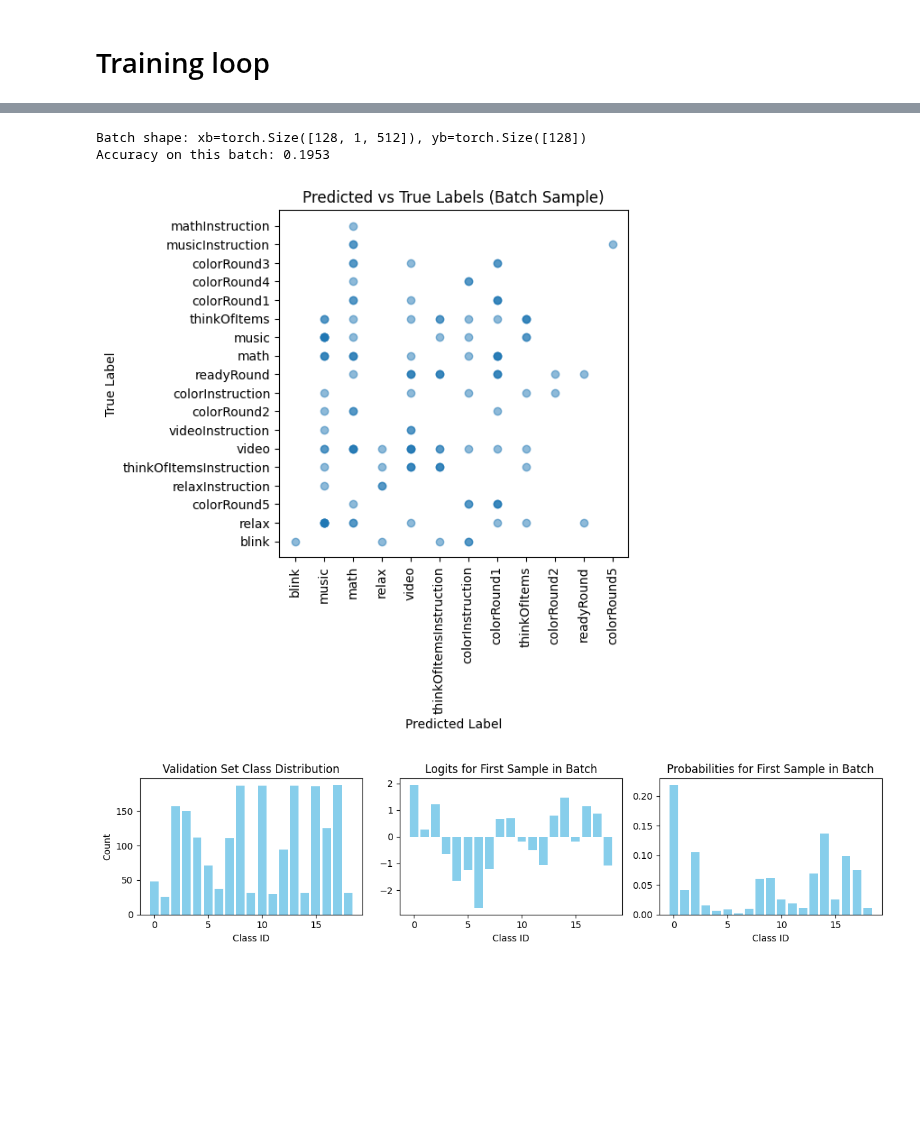
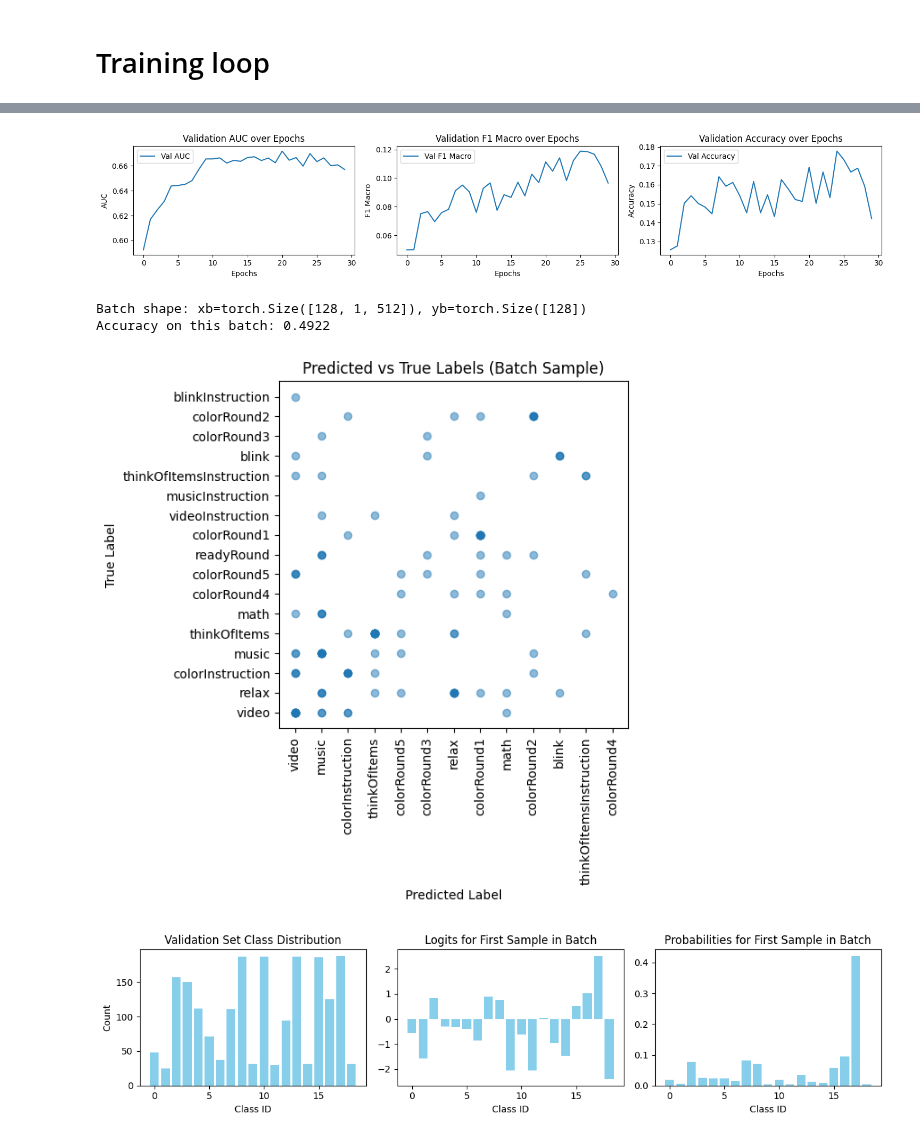
Before and after one commit to parhamkebria/EEG, a Jupyter notebook: training_monitor.ipynb, the cells around one changed output, grey strips where cells are left out. Saved outputs shown, nothing was run; the diff lists cells and outputs as text; code cells hidden in the pictures; blank space fills up the shorter version.

```diff
--- a/training_monitor.ipynb
+++ b/training_monitor.ipynb
@@ -52,7 +52,7 @@ DEBUG_SIZE = 1000
 USE_MAJOR_CLASSES = True
 SEQ_LEN = 512
 BATCH_SIZE = 128
-MAX_EPOCHS = 20
+MAX_EPOCHS = 30
 EARLY_STOP_PATIENCE = 10
 LR = 1e-3
 WEIGHT_DECAY = 1e-3
@@ -155,6 +155,7 @@ def to_major_class(label: str) -> str:
 ## Lodaing the data
 # %%
 eeg_data = pd.read_csv(RAW_PATH, converters={"eeg_power": parse_num_list, "raw_values": parse_num_list})
+eeg_data = eeg_data.loc[eeg_data["signal_quality"]<128]
 print("Data shape:", eeg_data.shape)
 print("Columns:", eeg_data.columns)
 # %% [output]
@@ -353,17 +358,17 @@ class EEG1DCNN(nn.Module):
         super().__init__()
 
         self.conv = nn.Sequential(
-            nn.Conv1d(in_channels, 16, kernel_size=3, stride=2, padding=1),
-            nn.ReLU(),
-            nn.BatchNorm1d(16),
-
-            nn.Conv1d(16, 32, kernel_size=3, stride=2, padding=1),
+            nn.Conv1d(in_channels, 32, kernel_size=3, stride=2, padding=1),
             nn.ReLU(),
             nn.BatchNorm1d(32),
 
-            nn.Conv1d(32, 64, kernel_size=5, stride=2, padding=2),
+            nn.Conv1d(32, 64, kernel_size=3, stride=2, padding=1),
             nn.ReLU(),
             nn.BatchNorm1d(64),
+
+            nn.Conv1d(64, 128, kernel_size=5, stride=2, padding=2),
+            nn.ReLU(),
+            nn.BatchNorm1d(128),
             nn.AdaptiveAvgPool1d(1),
             nn.Dropout(dropout),
             nn.Flatten()
@@ -614,3 +619,29 @@ Best val macro-F1: 0.0887
+# %%
+
+fig, axs = plt.subplots(1, 3, figsize=(15,3))
+
+axs[0].plot(history['val_auc'], label='Val AUC')
+axs[0].set_xlabel('Epochs')
+axs[0].set_ylabel('AUC')
+axs[0].set_title('Validation AUC over Epochs')
+axs[0].legend()
+
+axs[1].plot(history['val_f1'], label='Val F1 Macro')
+axs[1].set_xlabel('Epochs')
+axs[1].set_ylabel('F1 Macro')
+axs[1].set_title('Validation F1 Macro over Epochs')
+axs[1].legend()
+
+axs[2].plot(history['val_acc'], label='Val Accuracy')
+axs[2].set_xlabel('Epochs')
+axs[2].set_ylabel('Accuracy')
+axs[2].set_title('Validation Accuracy over Epochs')
+axs[2].legend()
+
+plt.tight_layout()
+plt.show()
+# %% [output]
+[figure, added]
 # %%
 # one batch
 xb, yb = next(iter(train_loader))
@@ -675,6 +706,6 @@ fig.tight_layout()
 plt.show()
 # %% [output]
 Batch shape: xb=torch.Size([128, 1, 512]), yb=torch.Size([128])
-Accuracy on this batch: 0.1953
+Accuracy on this batch: 0.4922
-[figure, old version]
+[figure, new version]
-[figure, old version]
+[figure, new version]
```
Also changed, not shown: parts of 10 cells of this notebook.
